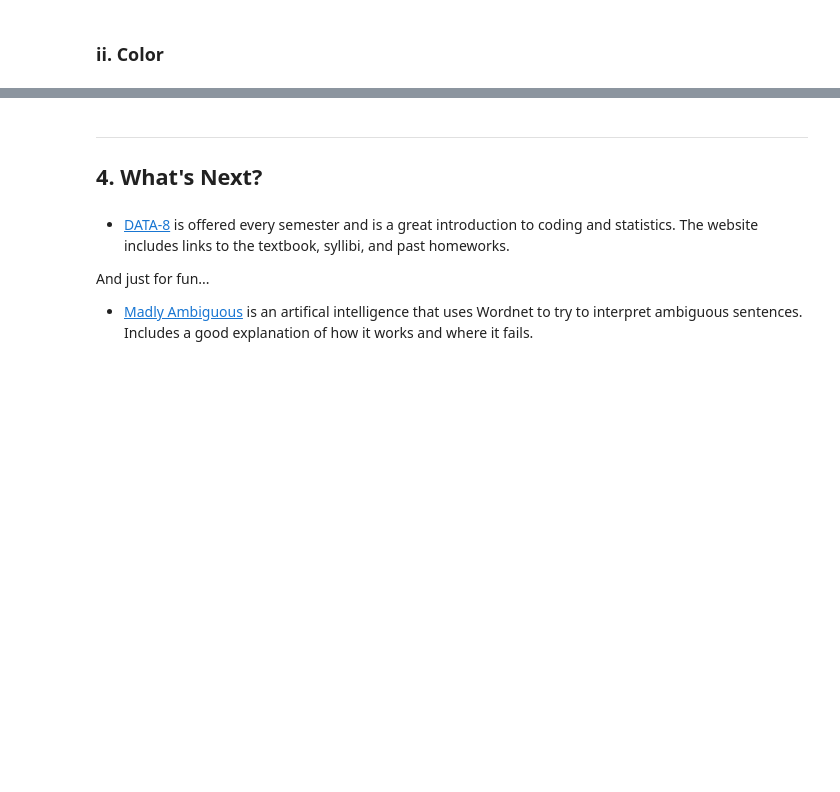
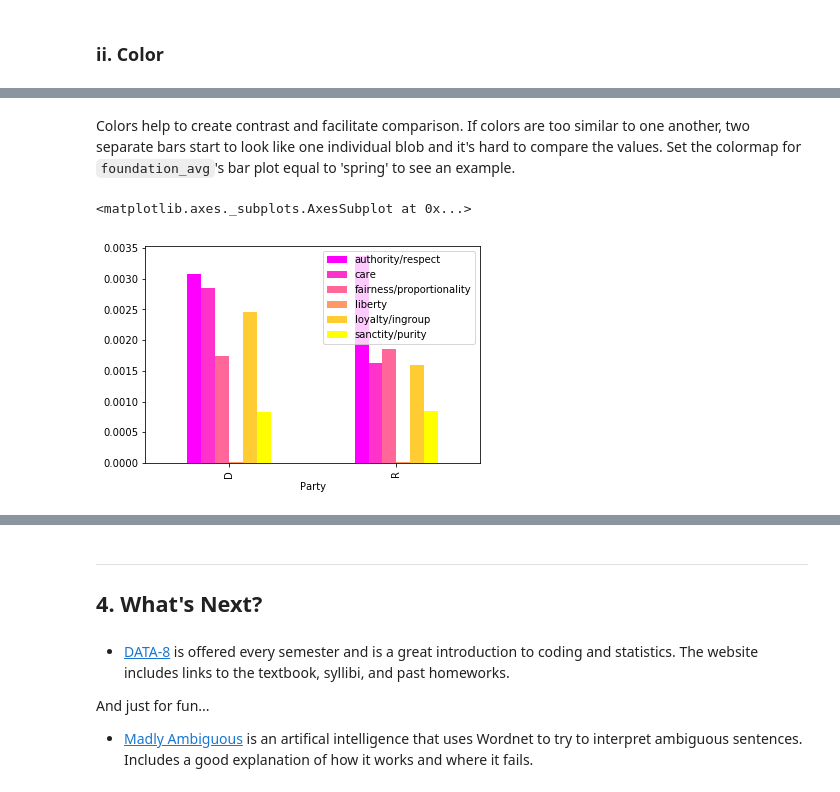
Before and after one commit to ds-modules/XRHETOR-R1A, a Jupyter notebook: 03-Rhetoric-of-Data.ipynb, the cells around one changed output, grey strips where cells are left out. Drawn from its saved outputs; the diff is of its cells as text; code cells hidden in the pictures; blank space fills up the shorter version.

```diff
--- a/03-Rhetoric-of-Data.ipynb
+++ b/03-Rhetoric-of-Data.ipynb
@@ -299,0 +327,8 @@ party_avg.plot.bar(colormap='flag', figsize=(9,6))
+# %% [markdown]
+Colors help to create contrast and facilitate comparison. If colors are too similar to one another, two separate bars start to look like one individual blob and it's hard to compare the values. Set the colormap for `foundation_avg`'s bar plot equal to 'spring' to see an example.
+# %%
+# Create a bar plot for foundation_avg with the 'spring' colormap
+foundation_avg.plot.bar(colormap='spring')
+# %% [output]
+<matplotlib.axes._subplots.AxesSubplot at 0x...>
+[figure, added]
```
Also changed, not shown: parts of 10 cells of this notebook.
